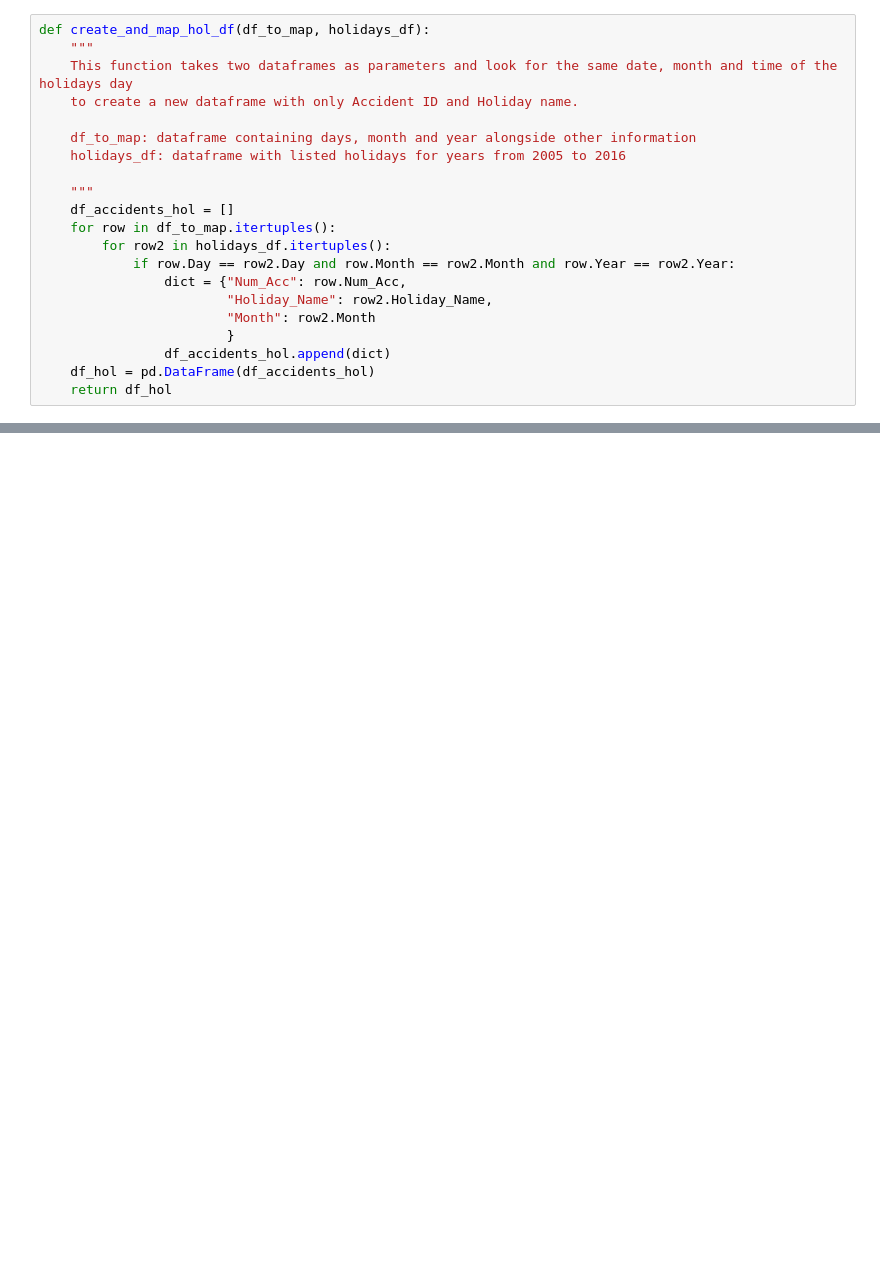
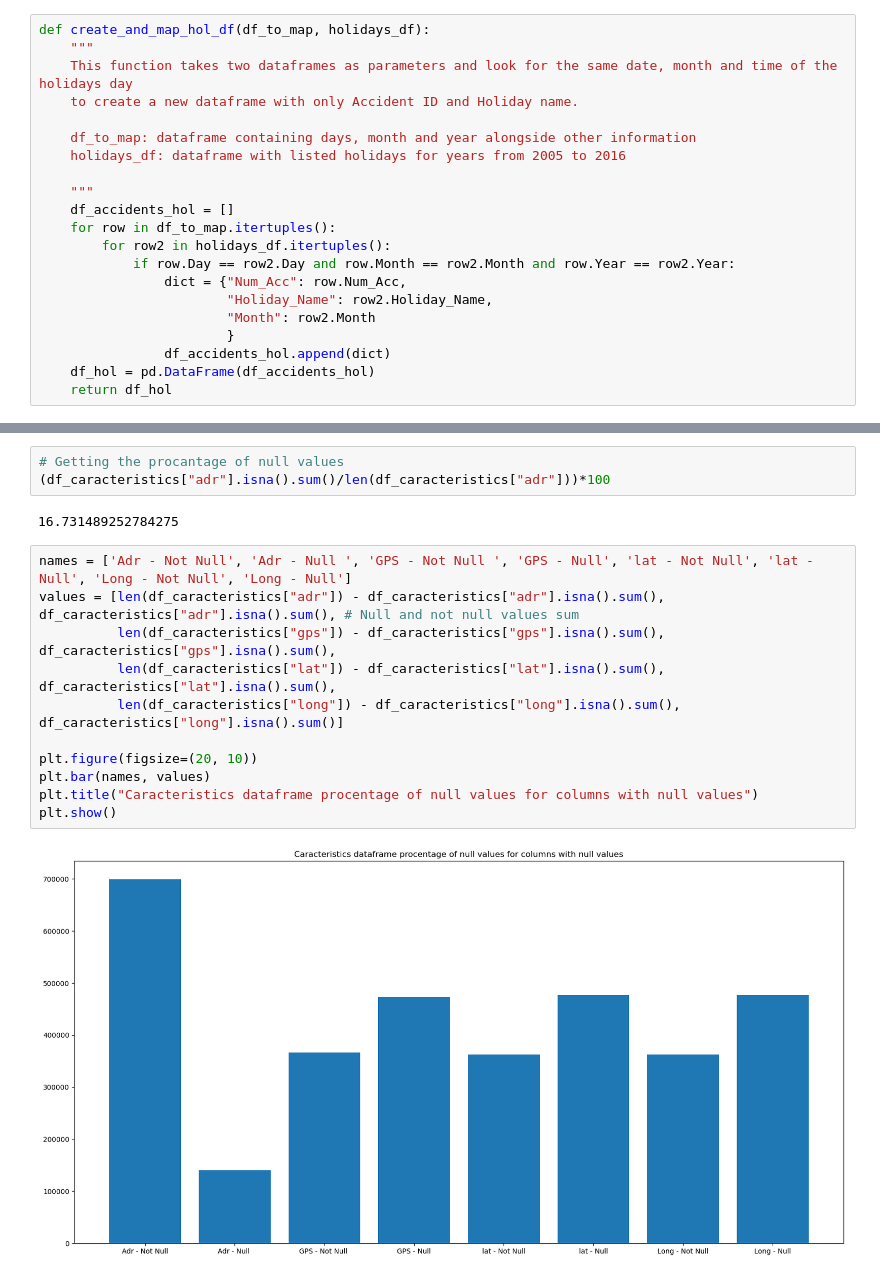
Before and after one commit to TheBlaze1/DataScience, a Jupyter notebook: AccidentsinFrance2005to2016.ipynb, the cells around one changed output, grey strips where cells are left out. Cells and saved outputs as stored; diff of their text form; blank space fills up the shorter version.

```diff
--- a/AccidentsinFrance2005to2016.ipynb
+++ b/AccidentsinFrance2005to2016.ipynb
@@ -883,0 +946,18 @@ df_accidents_hol_2016.to_csv("Accidents_holidays_2016", index = False)
+# %%
+# Getting the procantage of null values
+(df_caracteristics["adr"].isna().sum()/len(df_caracteristics["adr"]))*100
+# %% [output]
+16.731489252784275
+# %%
+names = ['Adr - Not Null', 'Adr - Null ', 'GPS - Not Null ', 'GPS - Null', 'lat - Not Null', 'lat - Null', 'Long - Not Null', 'Long - Null']
+values = [len(df_caracteristics["adr"]) - df_caracteristics["adr"].isna().sum(), df_caracteristics["adr"].isna().sum(), # Null and not null values sum
+          len(df_caracteristics["gps"]) - df_caracteristics["gps"].isna().sum(), df_caracteristics["gps"].isna().sum(),
+          len(df_caracteristics["lat"]) - df_caracteristics["lat"].isna().sum(), df_caracteristics["lat"].isna().sum(),
+          len(df_caracteristics["long"]) - df_caracteristics["long"].isna().sum(), df_caracteristics["long"].isna().sum()]
+
+plt.figure(figsize=(20, 10))
+plt.bar(names, values)
+plt.title("Caracteristics dataframe procentage of null values for columns with null values")
+plt.show()
+# %% [output]
+[figure, added]
```
Also changed, not shown: parts of 30 cells of this notebook.
